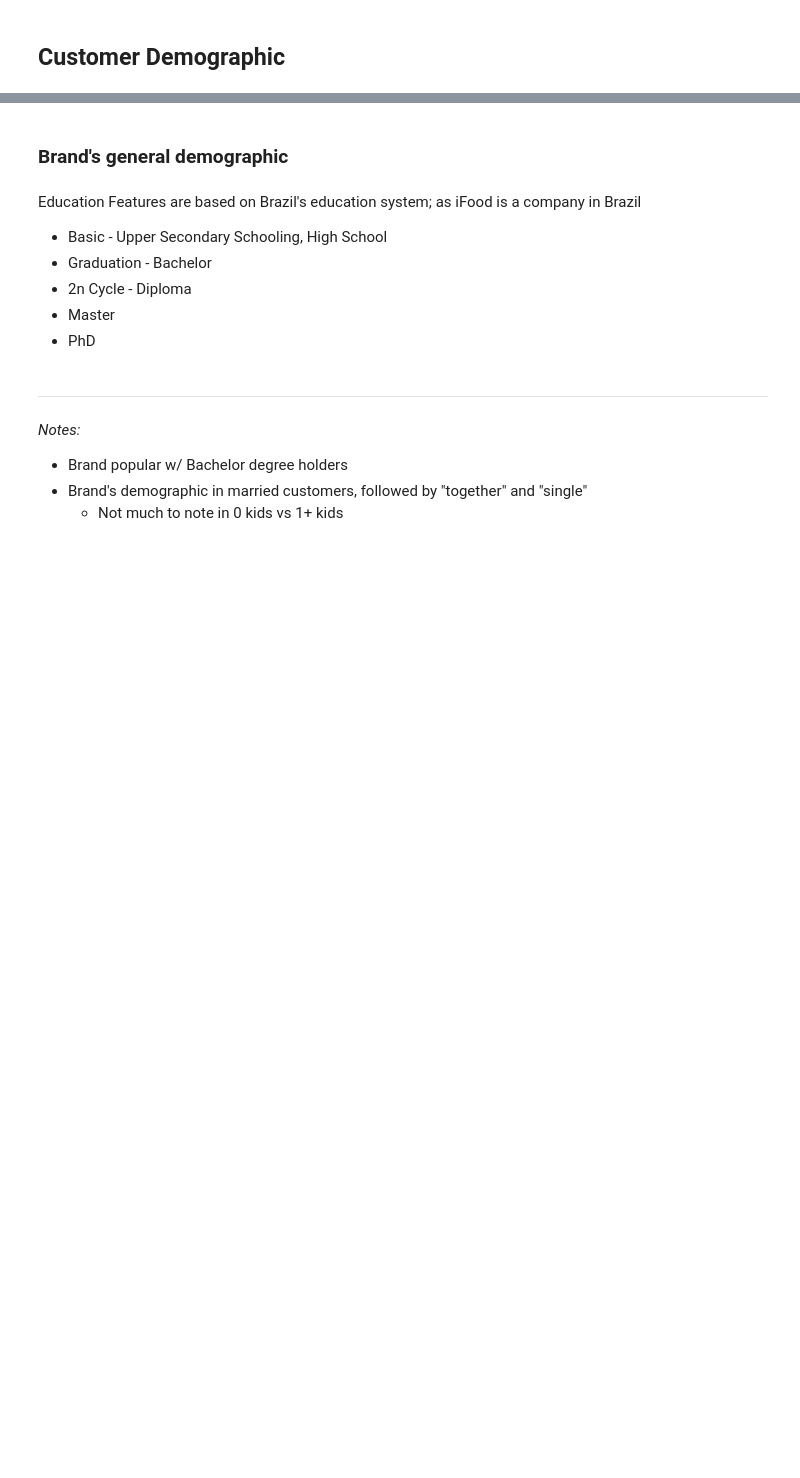
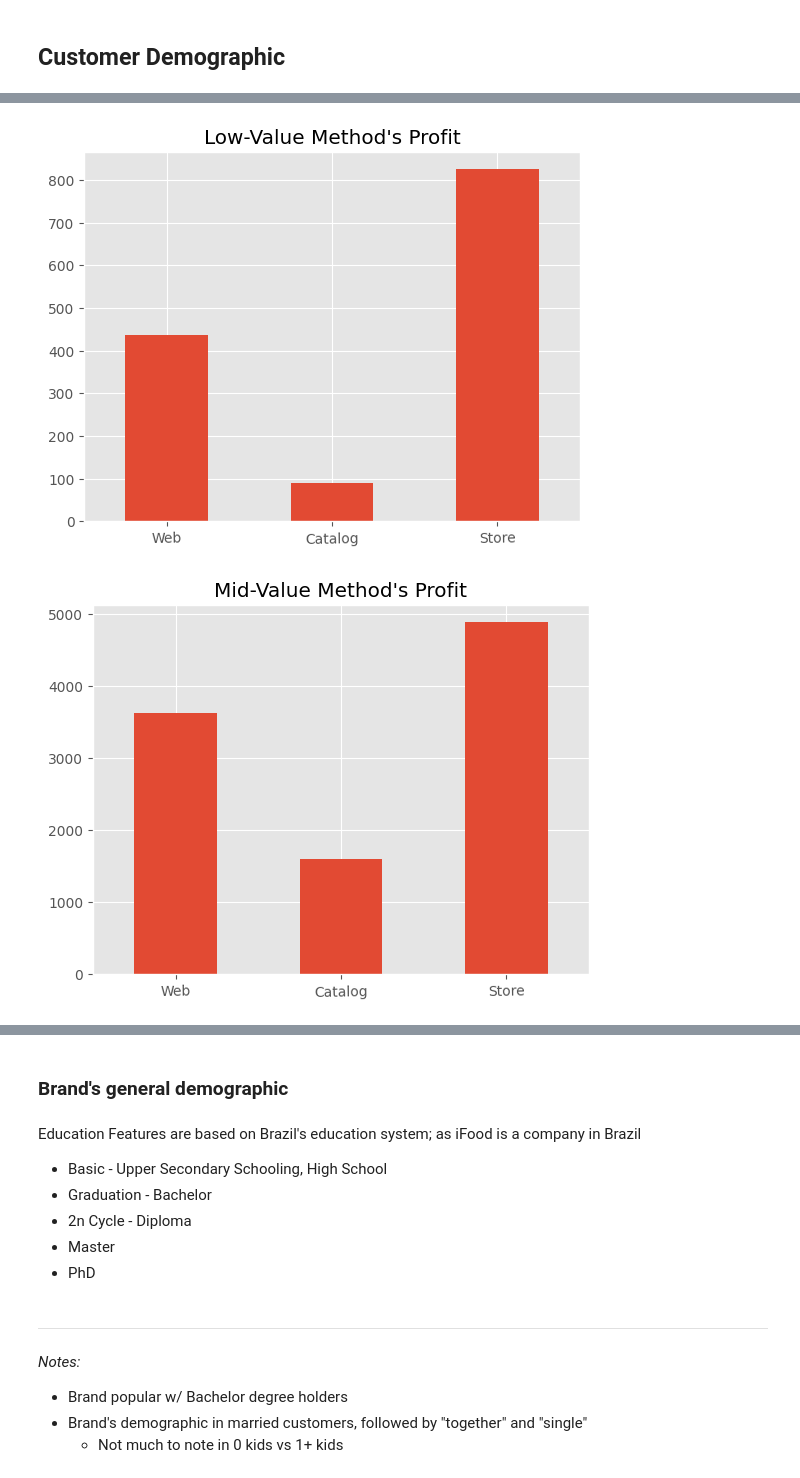
Before and after one commit to DottL/MarketingAnalysis, a Jupyter notebook: MarketingCampaignsAnalysis.ipynb, the cells around one changed output, grey strips where cells are left out. Cells and saved outputs as stored; diff of their text form; code cells hidden in the pictures; blank space fills up the shorter version.

```diff
--- a/MarketingCampaignsAnalysis.ipynb
+++ b/MarketingCampaignsAnalysis.ipynb
@@ -352,0 +288,10 @@ plt.show()
+# %%
+# Popular purchase methods across customer values
+for col in customer_value_labels:
+    camp_data[rated_data['customer_value']== col].rename(columns=method_names)[['Web','Catalog','Store']].sum().plot.bar()
+    plt.xticks(rotation=1)
+    plt.title(f"{col} Method's Profit")
+    plt.show()
+# %% [output]
+[figure, added]
+[figure, added]
```
Also changed, not shown: parts of 51 cells of this notebook.
